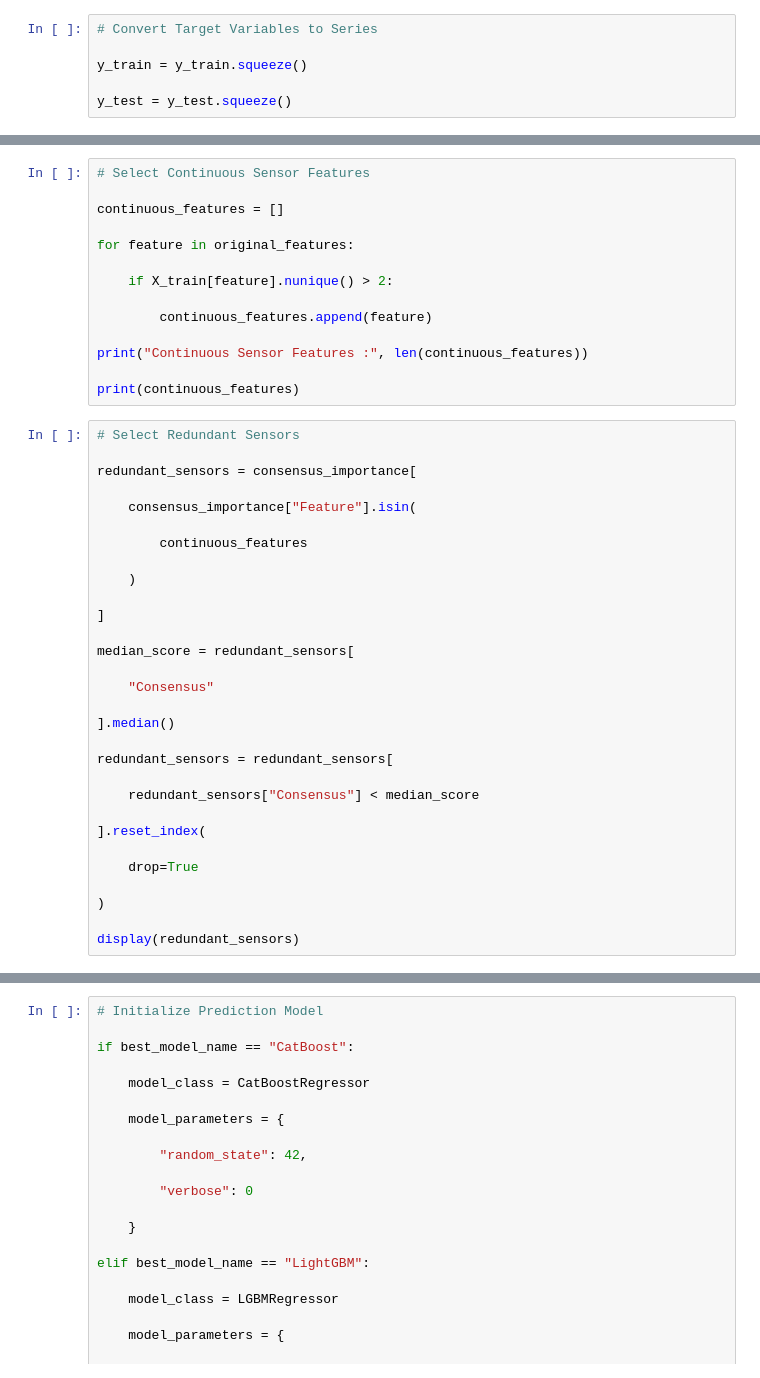
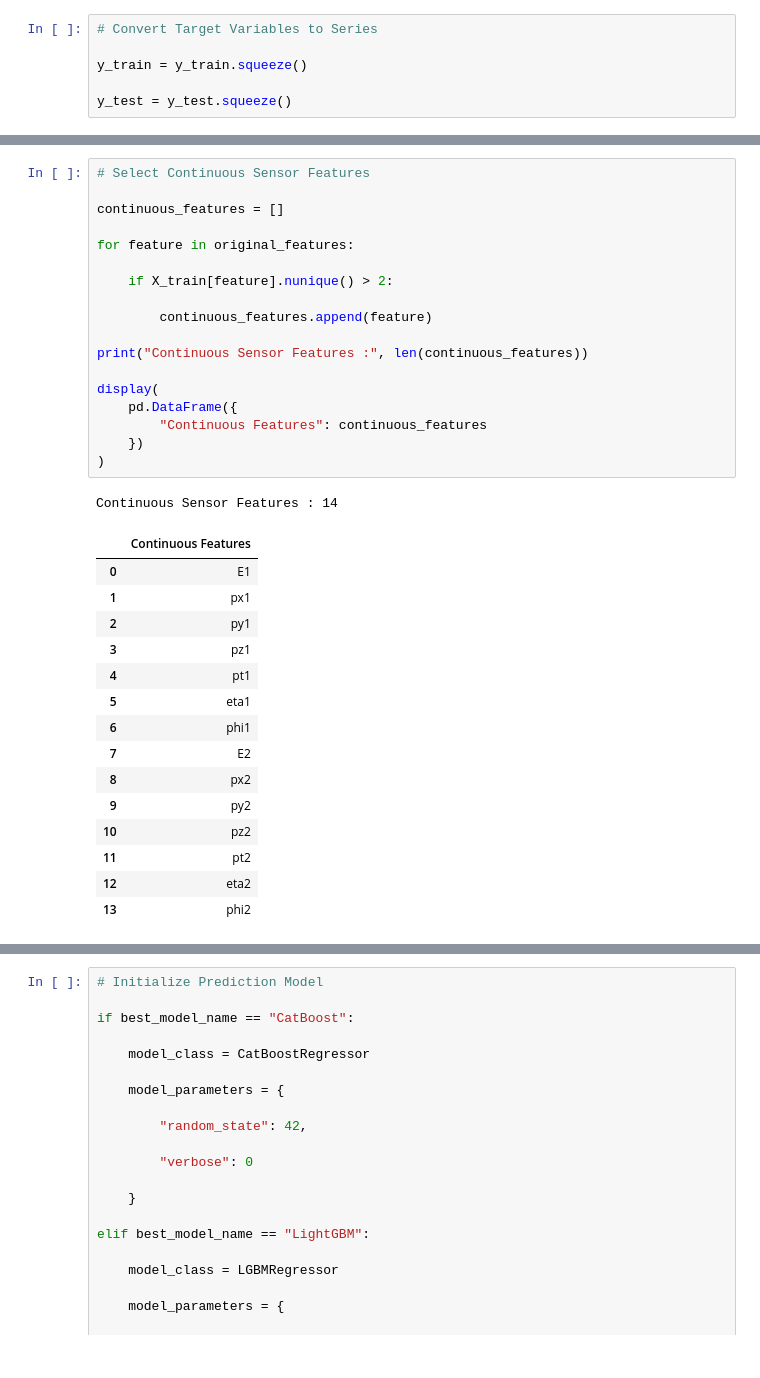
Before and after one commit to IvySingh-1/CERN-dielectron-ML-sensor-optimization, a Jupyter notebook: notebooks/04_Redundant_Sensor_Prediction.ipynb, the cells around one changed output, grey strips where cells are left out. Drawn from its saved outputs; the diff is of its cells as text.

Commit message:
refactor: clean up Notebook 4 and remove redundant code

```diff
--- a/notebooks/04_Redundant_Sensor_Prediction.ipynb
+++ b/notebooks/04_Redundant_Sensor_Prediction.ipynb
@@ -215,44 +254,35 @@ print(original_features)
 # %%
 # Select Continuous Sensor Features
 
 continuous_features = []
 
 for feature in original_features:
 
     if X_train[feature].nunique() > 2:
 
         continuous_features.append(feature)
 
 print("Continuous Sensor Features :", len(continuous_features))
 
-print(continuous_features)
+display(
+    pd.DataFrame({
+        "Continuous Features": continuous_features
+    })
+)
+# %% [output]
+Continuous Sensor Features : 14
+|  | Continuous Features |
+| 0 | E1 |
+| 1 | px1 |
+| 2 | py1 |
+| 3 | pz1 |
+| 4 | pt1 |
+| 5 | eta1 |
+| 6 | phi1 |
+| 7 | E2 |
+| 8 | px2 |
+| 9 | py2 |
+| 10 | pz2 |
+| 11 | pt2 |
+| 12 | eta2 |
+| 13 | phi2 |
-# %%
-# Select Redundant Sensors
-
-redundant_sensors = consensus_importance[
-
-    consensus_importance["Feature"].isin(
-
-        continuous_features
-
-    )
-
-]
-
-median_score = redundant_sensors[
-
-    "Consensus"
-
-].median()
-
-redundant_sensors = redundant_sensors[
-
-    redundant_sensors["Consensus"] < median_score
-
-].reset_index(
-
-    drop=True
-
-)
-
-display(redundant_sensors)
```
Also changed, not shown: parts of 16 cells of this notebook, 6 other files.
